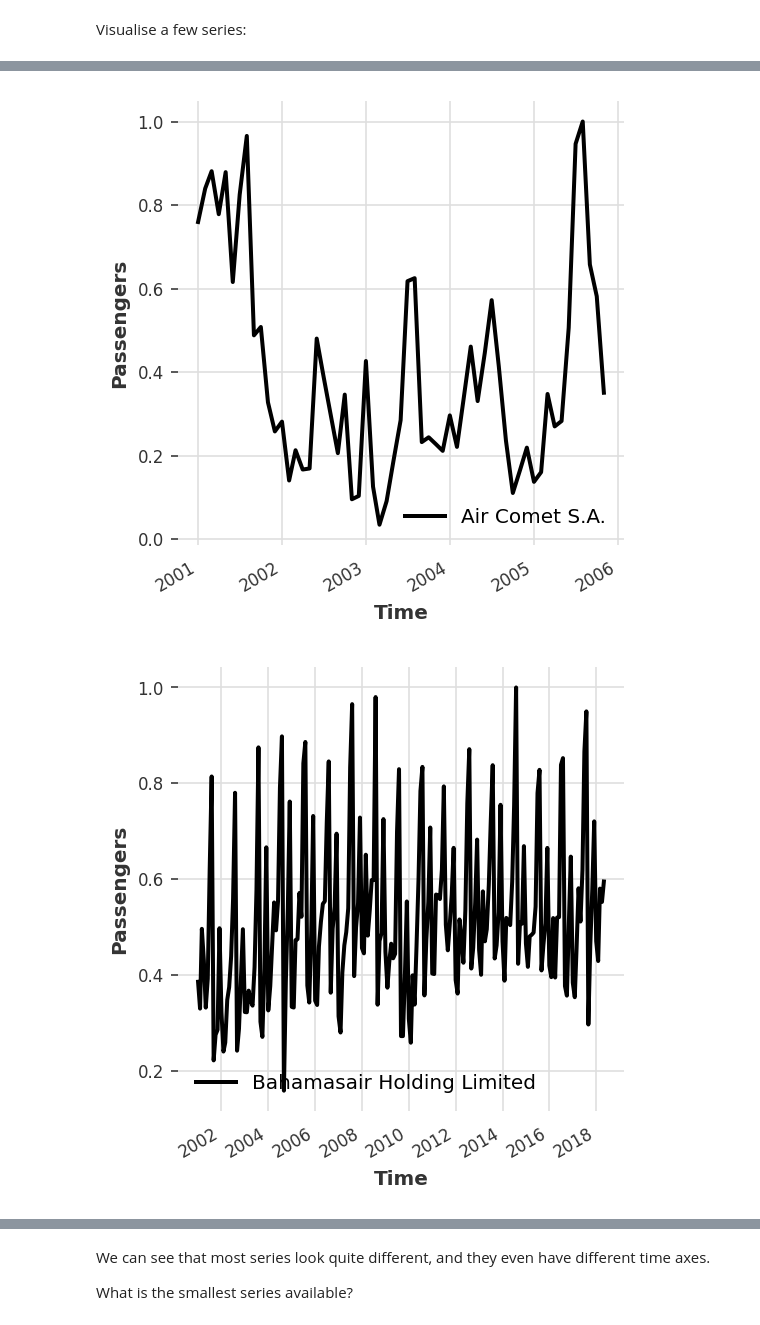
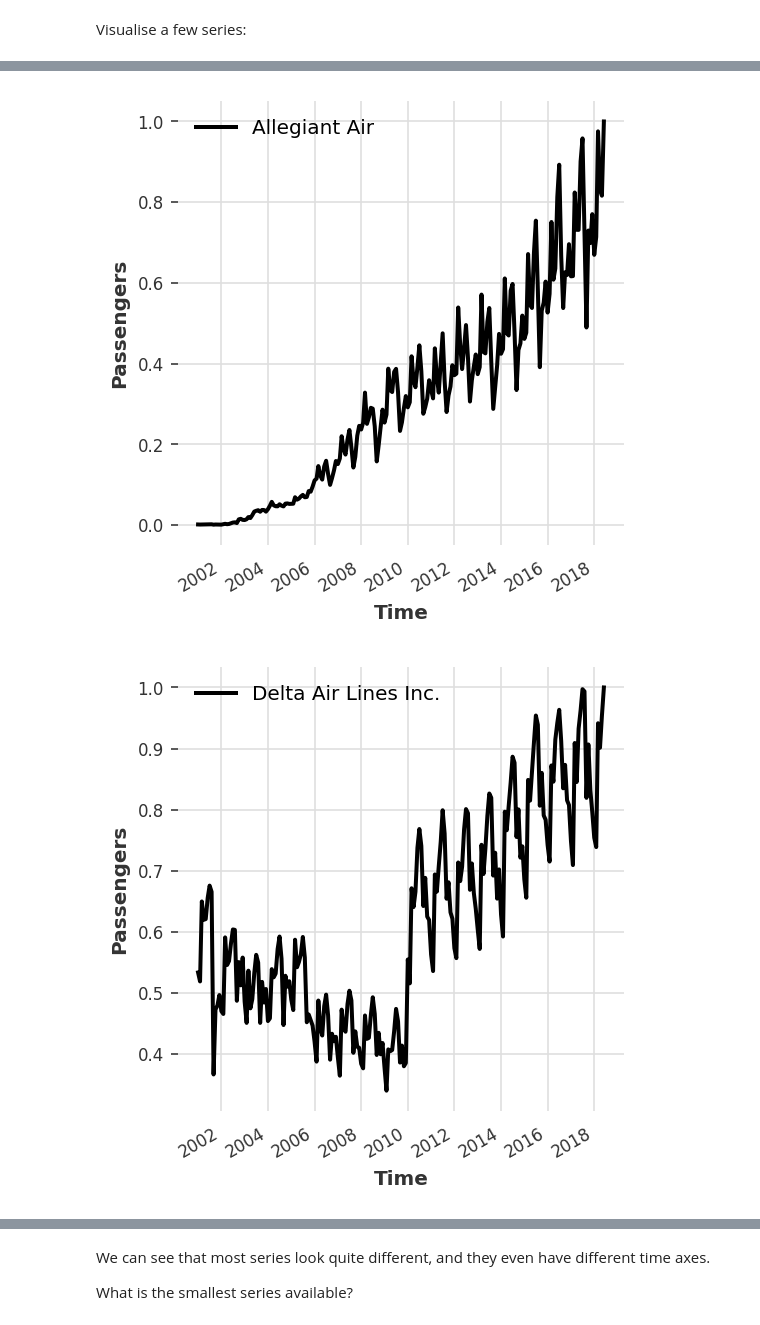
Before and after one commit to lorraineB/Darts, a Jupyter notebook: sds_2023_workshop_master_notebook.ipynb, the cells around one changed output, grey strips where cells are left out. Cells and saved outputs as stored; diff of their text form; code cells hidden in the pictures.

```diff
--- a/sds_2023_workshop_master_notebook.ipynb
+++ b/sds_2023_workshop_master_notebook.ipynb
@@ -225,7 +214,7 @@ done. There are 150 series, with average training length 153.1
 # %% [markdown]
 Visualise a few series:
 # %%
-for i in [1, 20, 50, 100, 250]:
+for i in [1, 20, 50, 100, 125]:
     plt.figure(figsize=(4,4), dpi=144)
     air_train[i].plot(label=air_train[i].static_covariates.loc["passengers", "carrier_name"])
     plt.ylabel('Passengers')
@@ -237,2 +226,2 @@ for i in [1, 20, 50, 100, 250]:
-[figure, old version]
+[figure, new version]
-[figure, old version]
+[figure, new version]
```
Also changed, not shown: parts of 35 cells of this notebook.
